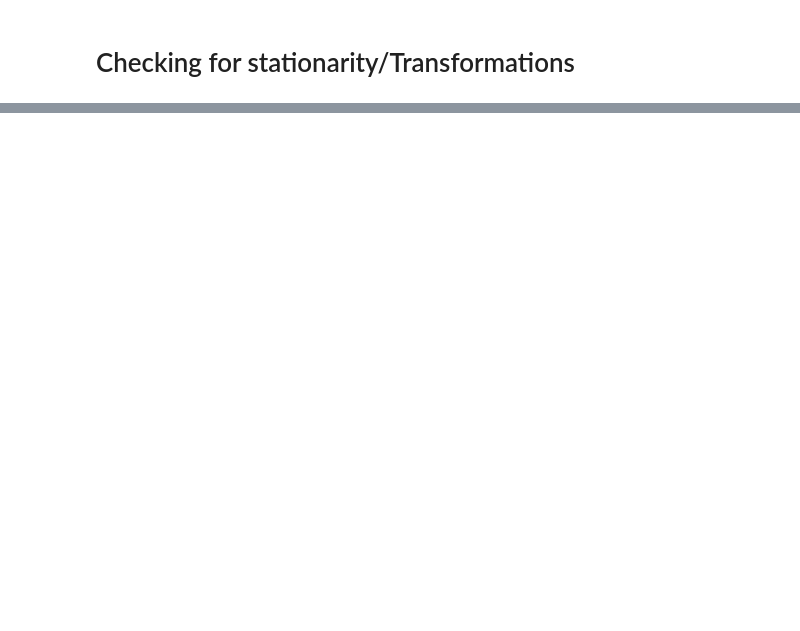
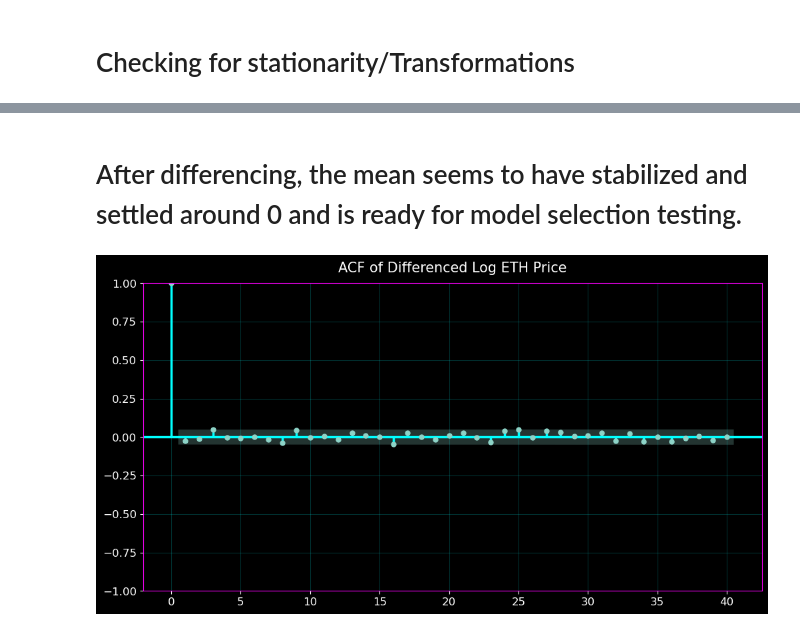
Before and after one commit to Christopher-Orellana/crypto_forecasting_eth, a Jupyter notebook: notebooks/crypto_forecasting_eth.ipynb, the cells around one changed output, grey strips where cells are left out. Drawn from its saved outputs; the diff is of its cells as text; code cells hidden in the pictures; blank space fills up the shorter version.

```diff
--- a/notebooks/crypto_forecasting_eth.ipynb
+++ b/notebooks/crypto_forecasting_eth.ipynb
@@ -98,0 +167,8 @@ I.E. there is a unit root and the data is nonstationary
+# %% [markdown]
+# After differencing, the mean seems to have stabilized and settled around 0 and is ready for model selection testing.
+# %%
+plot_acf(eth['diff_log_price'], lags=40)
+plt.title('ACF of Differenced Log ETH Price')
+plt.show()
+# %% [output]
+[figure, added]
```
Also changed, not shown: parts of 14 cells of this notebook, 1 other file.
